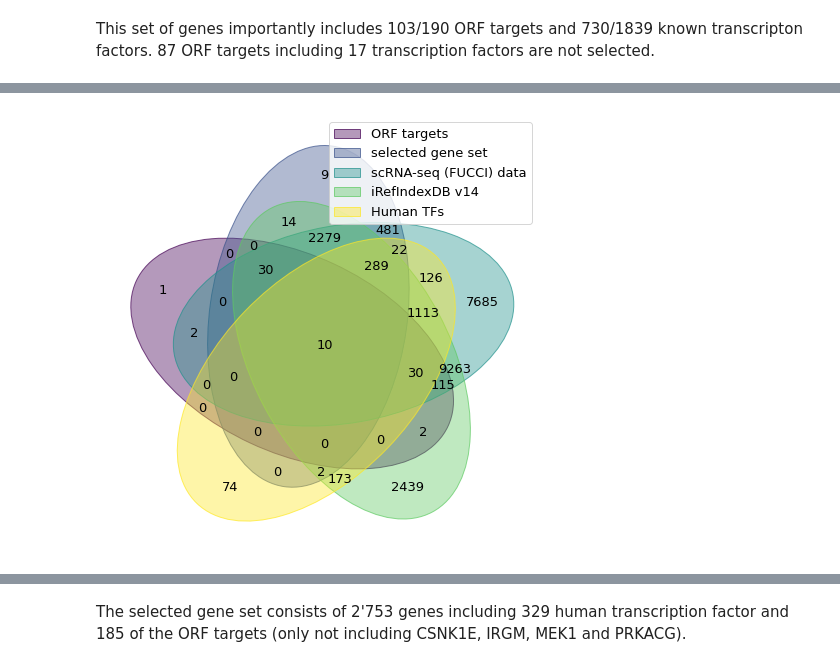
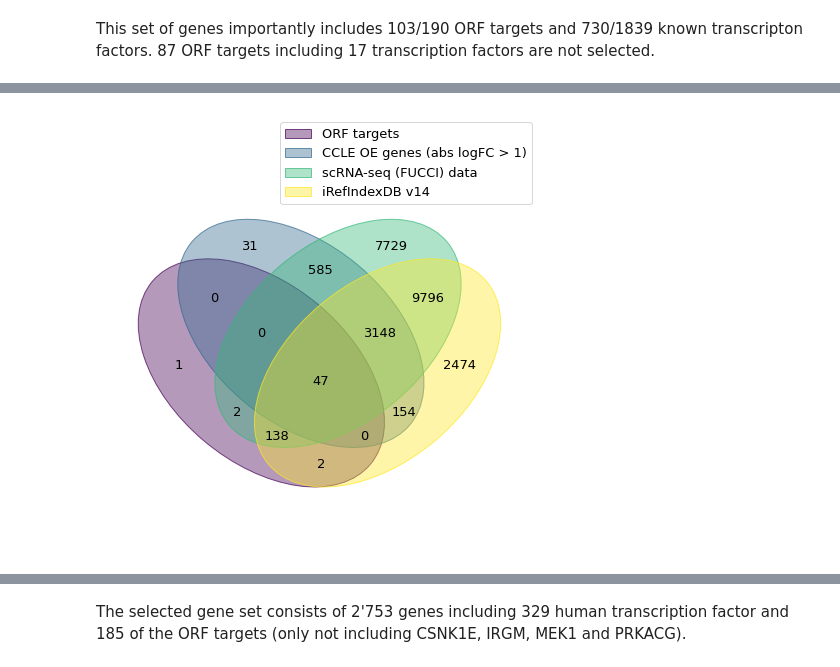
Before and after one commit to uhlerlab/image2reg, a Jupyter notebook: notebooks/ppi/ppi_gex_preprocessing.ipynb, the cells around one changed output, grey strips where cells are left out. Drawn from its saved outputs; the diff is of its cells as text; code cells hidden in the pictures.

```diff
--- a/notebooks/ppi/ppi_gex_preprocessing.ipynb
+++ b/notebooks/ppi/ppi_gex_preprocessing.ipynb
@@ -35,6 +35,7 @@ def find_markers(data, target, avg_log_fc=0.25, min_pct=0.1):
         "log_expr_target": [],
         "avg_log_expr_other": [],
         "log_fc": [],
+        "abs_log_fc": [],
         "pval": [],
     }
     genes = list(data.columns)
@@ -44,10 +45,16 @@ def find_markers(data, target, avg_log_fc=0.25, min_pct=0.1):
         avg_log_expr_other = log_other_expr.mean()
         log_expr_target = target_data.loc[gene]
         log_fc = log_expr_target - avg_log_expr_other
-        if log_fc > avg_log_fc and np.mean(log_other_expr == 0) <= (1 - min_pct):
+        # if log_fc > avg_log_fc and np.mean(log_other_expr == 0) <= (1 - min_pct):
+        if (
+            avg_log_fc < np.abs(log_fc)
+            and np.mean(log_other_expr == 0) <= (1 - min_pct)
+            and np.mean(log_expr_target == 0) <= (1 - min_pct)
+        ):
             results["log_expr_target"].append(log_expr_target)
             results["avg_log_expr_other"].append(avg_log_expr_other)
             results["log_fc"].append(log_fc)
+            results["abs_log_fc"].append(np.abs(log_fc))
             results["pval"].append(ttest_1samp(log_other_expr, log_expr_target)[1])
             selected_genes.append(gene)
     results["fdr"] = fdrcorrection(results["pval"])[1]
@@ -577,0 +582,5 @@ len(selected_gene_set)
+# %%
+ccle_oe_genes_abslogfc1 = set(
+    marker_results.loc[marker_results["abs_log_fc"] >= 1].index
+)
+len(ccle_oe_genes_abslogfc1)
@@ -578,26 +590,24 @@ len(selected_gene_set)
 # %%
 ax = venn.venn(
     dict(
         zip(
             [
                 "ORF targets",
-                "selected gene set",
+                "CCLE OE genes (abs logFC > 1)",
                 "scRNA-seq (FUCCI) data",
                 "iRefIndexDB v14",
-                "Human TFs",
             ],
             [
                 orf_targets,
-                selected_gene_set,
+                ccle_oe_genes_abslogfc1,
                 fucci_gene_set,
                 ppi_gene_set,
-                human_tfs,
             ],
         )
     )
 )
 # %% [output]
-[figure, old version]
+[figure, new version]
 [interactive output not drawn]
 # %% [markdown]
 The selected gene set consists of 2'753 genes including 329 human transcription factor and 185 of the ORF targets (only not including CSNK1E, IRGM, MEK1 and PRKACG).
```
Also changed, not shown: parts of 23 cells of this notebook, 4 other files.
